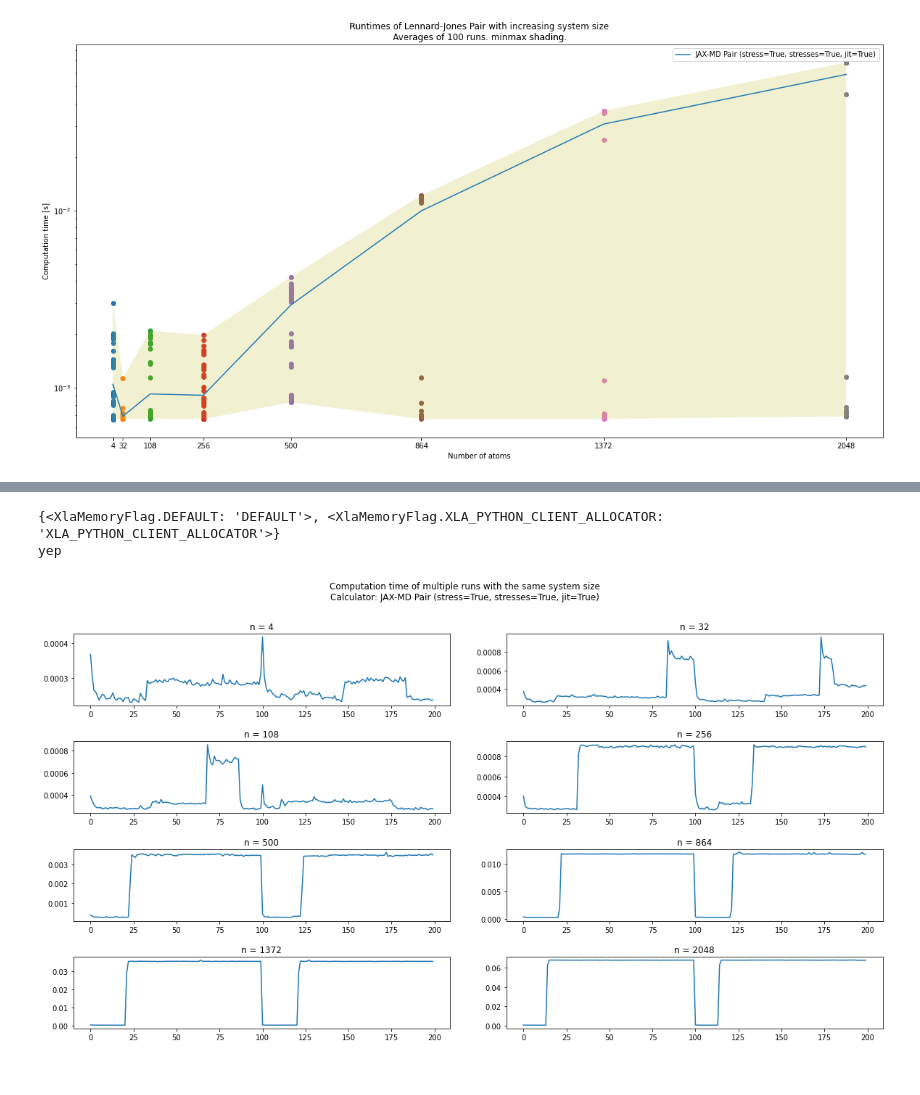
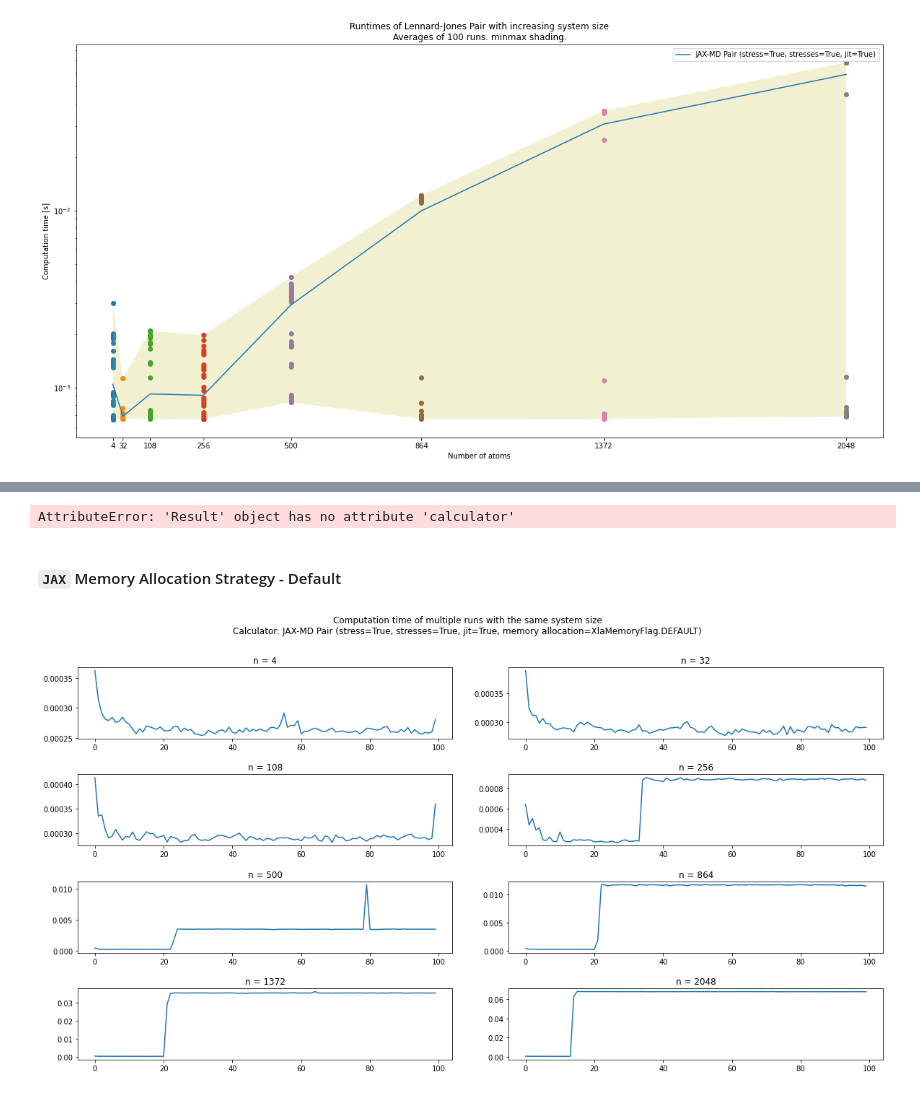
Before and after one commit to fabiannagel/gknet-benchmarks, a Jupyter notebook: misc/Result visualizations.ipynb, the cells around one changed output, grey strips where cells are left out. Drawn from its saved outputs; the diff is of its cells as text; code cells hidden in the pictures.

Commit message:
Not working: Include switch of XlaMemoryFlag into benchmark. Backup commit before cleanup.

```diff
--- a/misc/Result visualizations.ipynb
+++ b/misc/Result visualizations.ipynb
@@ -94,10 +84,13 @@ from utils import *
+# %%
+old_results = load_results_from_pickle("../results/memory_modes_100_runs/results_memory_modes_100_runs.pickle")
+description = "JAX-MD Pair (stress=True, stresses=True, jit=True"
+single_calculator_results = list(filter(lambda r: description in r.calculator.description, old_results))
+# %% [output]
+AttributeError: 'Result' object has no attribute 'calculator'
+# %% [markdown]
+#### `JAX` Memory Allocation Strategy - Default
 # %%
-old_results = load_results_from_pickle("../results/memory_modes_100_runs/results_memory_modes_100_runs.pickle")
-description = "JAX-MD Pair (stress=True, stresses=True, jit=True)"
-single_calculator_results = list(filter(lambda r: r.calculator.description == description, old_results))
-
-plot_runtime_variances(single_calculator_results)
+default_allocation_results = list(filter(lambda r: r.calculator.memory_allocation_mode == XlaMemoryFlag.DEFAULT, single_calculator_results))
+plot_runtime_variances(default_allocation_results)
 # %% [output]
-{<XlaMemoryFlag.DEFAULT: 'DEFAULT'>, <XlaMemoryFlag.XLA_PYTHON_CLIENT_ALLOCATOR: 'XLA_PYTHON_CLIENT_ALLOCATOR'>}
-yep
-[figure, old version]
+[figure, new version]
```
Also changed, not shown: parts of 8 cells of this notebook, 6 other files.
